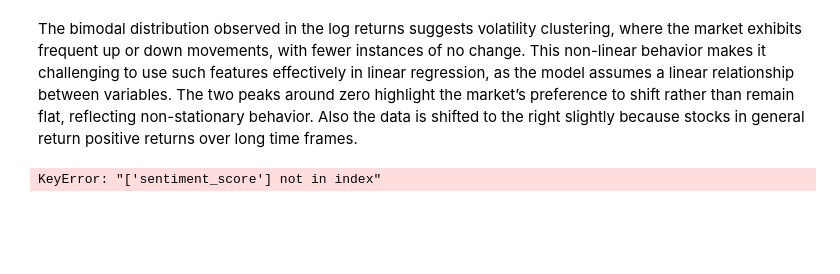
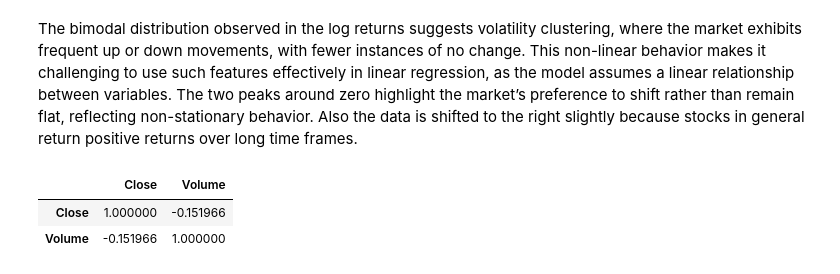
Before and after one commit to DiegoCico/DS3000_FinalProject, a Jupyter notebook: Phase II.ipynb, the cells around one changed output. Saved outputs shown, nothing was run; the diff lists cells and outputs as text; code cells hidden in the pictures; blank space fills up the shorter version.

```diff
--- a/Phase II.ipynb
+++ b/Phase II.ipynb
@@ -318,9 +376,11 @@ plt.show()
 # %% [markdown]
 The bimodal distribution observed in the log returns suggests volatility clustering, where the market exhibits frequent up or down movements, with fewer instances of no change. This non-linear behavior makes it challenging to use such features effectively in linear regression, as the model assumes a linear relationship between variables. The two peaks around zero highlight the market’s preference to shift rather than remain flat, reflecting non-stationary behavior. Also the data is shifted to the right slightly because stocks in general return positive returns over long time frames.
 # %%
-# correlations
-df_close_volume = stock_df[["Close", "Volume", "rsi", "ema", "vwap", "adx", "sentiment_score"]]
+# Correlations
+df_close_volume = stock_df[["Close", "Volume"]]
 corr_close_volume = df_close_volume.corr()
 corr_close_volume
 # %% [output]
-KeyError: "['sentiment_score'] not in index"
+|  | Close | Volume |
+| Close | 1.000000 | -0.151966 |
+| Volume | -0.151966 | 1.000000 |
```
Also changed, not shown: parts of 11 cells of this notebook.
